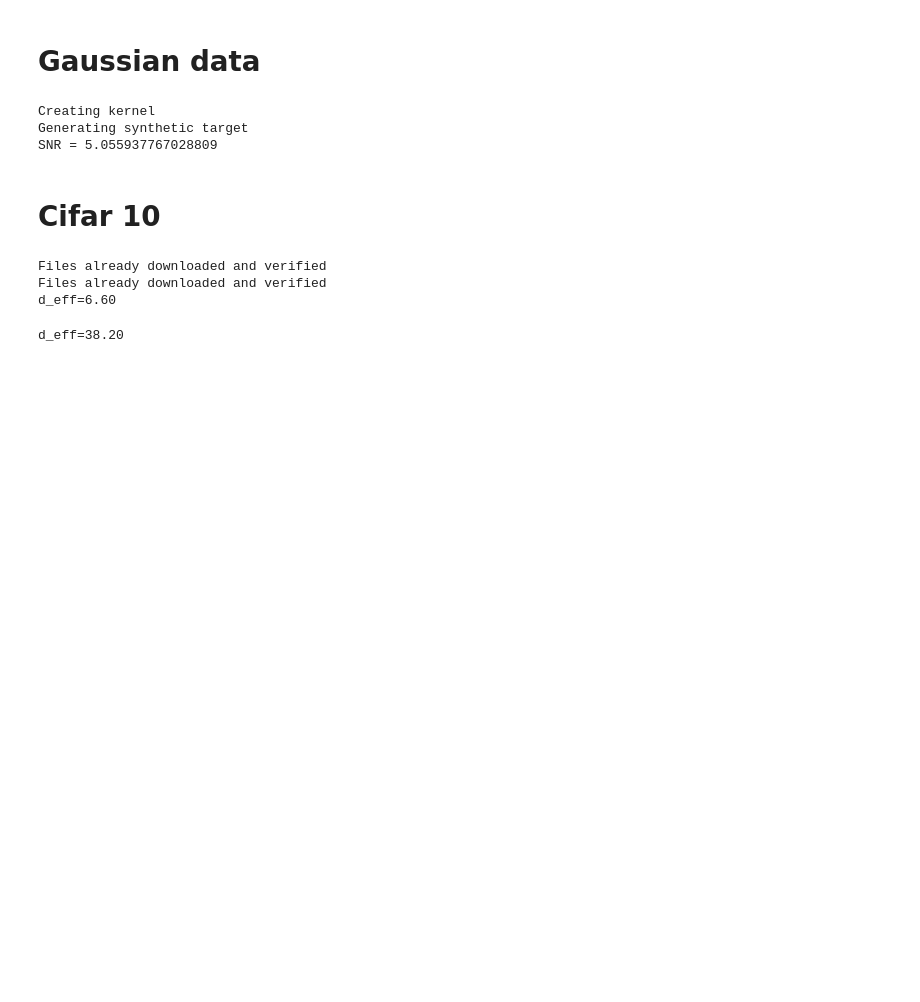
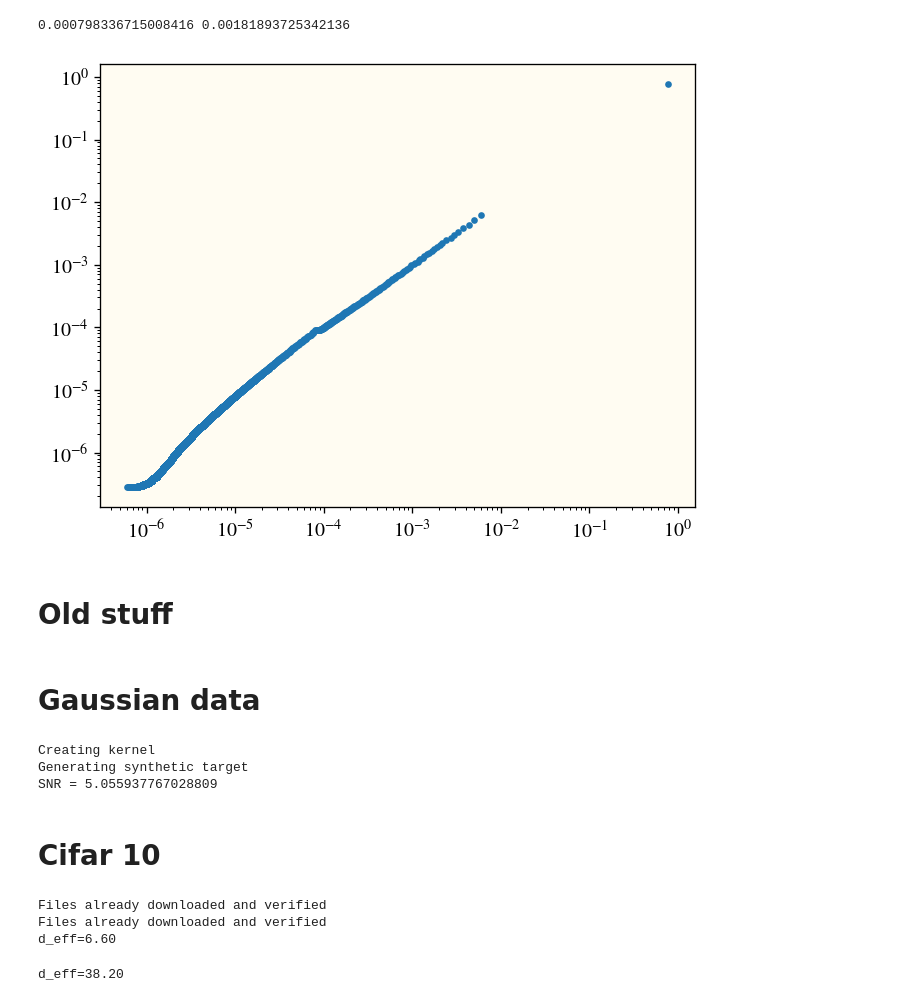
Before and after one commit to james-simon/feature_recombination, a Jupyter notebook: notebooks/eigenlearning.ipynb, the cells around one changed output. Cells and saved outputs as stored; diff of their text form; code cells hidden in the pictures; blank space fills up the shorter version.

```diff
--- a/notebooks/eigenlearning.ipynb
+++ b/notebooks/eigenlearning.ipynb
@@ -22,0 +44,13 @@ from eigenlearning import eigenlearning
+# %%
+# SETUP FILE MANAGEMENT
+#######################
+
+exptpath = os.getenv("EXPTPATH")
+if exptpath is None:
+    raise ValueError("must set $EXPTPATH environment variable")
+expt_dir = os.path.join(exptpath, "phlab", hypers.expt_name, hypers.dataset)
+expt_dir = os.path.join(expt_dir, hypers.generate_filepath())
+
+if not os.path.exists(expt_dir):
+    assert False
+expt_fm = FileManager(expt_dir)
@@ -23,3 +133,46 @@ from eigenlearning import eigenlearning
+# %%
+el_hehe = eigenlearning(100, hehe_eigvals[:20000], hehe_coeffs, ridge=ridges[0])
+el_emp = eigenlearning(100, emp_eigvals, hehe_coeffs, ridge=ridges[0])
+
+print(el_hehe["kappa"], el_emp["kappa"])
+
+import scipy
+def eigenlearning2(n, eigvals, eigcoeffs, ridge=0, noise_var=0):
+
+    def solve_kappa(n, eigvals, ridge):
+        conservation_law = lambda kap: (eigvals/(eigvals+kap)).sum() + ridge/kap - n
+        kappa = scipy.optimize.bisect(conservation_law, 1e-25, 1e10, maxiter=128)
+        return kappa
+
+    kappa = solve_kappa(n, emp_eigvals, ridge) # bruh
+    learnabilities = eigvals / (eigvals + kappa)
+    e0 = n / (n - (learnabilities**2).sum())
+    lrn_trunc = learnabilities
+    if len(eigcoeffs) <= len(learnabilities):
+        lrn_trunc = learnabilities[:len(eigcoeffs)]
+    test_mse = e0 * (((1-lrn_trunc)**2 * eigcoeffs**2).sum() + noise_var)
+    train_mse = (ridge / (n * kappa))**2 * test_mse
+    L = (eigcoeffs**2 * lrn_trunc).sum() / (eigcoeffs**2).sum()
+
+    return {
+        "kappa": kappa,
+        "learnabilities": learnabilities,
+        "overfitting_coeff": e0,
+        "target_learnability": L,
+        "train_mse": train_mse,
+        "test_mse": test_mse,
+    }
+# %% [output]
+0.000798336715008416 0.00181893725342136
+# %%
+plt.scatter(emp_eigvals-3.2e-6, hehe_eigvals[:len(emp_eigvals)], marker='.')
+plt.xscale("log")
+plt.yscale("log")
+plt.show()
+# %% [output]
+[figure, added]
+# %% [markdown]
+# Old stuff
 # %%
 # TOP LEVEL HYPERPARAMS
 #######################
```
Also changed, not shown: parts of 7 cells of this notebook.
